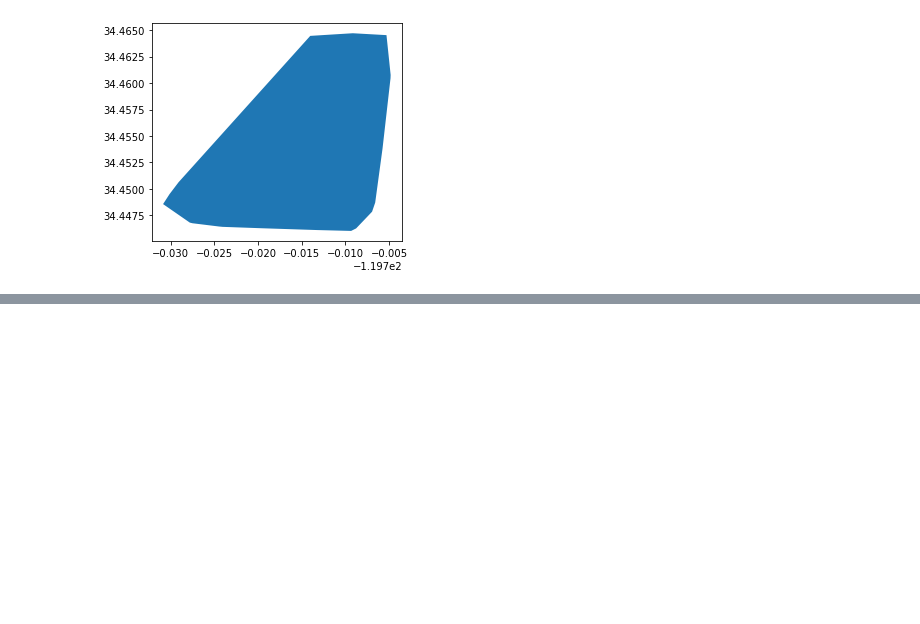
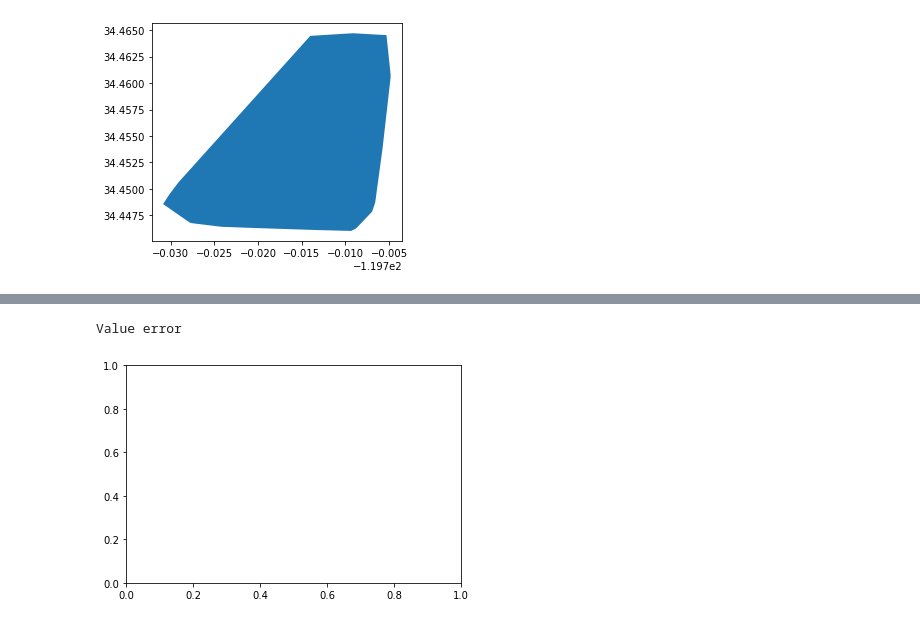
Before and after one commit to barguzin/rwmp_pipelines, a Jupyter notebook: evac/sumolib.ipynb, the cells around one changed output, grey strips where cells are left out. Drawn from its saved outputs; the diff is of its cells as text; code cells hidden in the pictures; blank space fills up the shorter version.

```diff
--- a/evac/sumolib.ipynb
+++ b/evac/sumolib.ipynb
@@ -306,0 +390,15 @@ EPSG:4326
+# %%
+# plot originally downloaded network file
+import SumoNetVis
+import matplotlib.pyplot as plt
+
+net = SumoNetVis.Net("C:/Users/barguzin/Documents/Github/rwmp_pipelines/study_area.osm.xml")
+
+try:
+  net.plot()
+except ValueError:
+  print('Value error')
+  pass
+# %% [output]
+Value error
+[figure, added]
```
Also changed, not shown: parts of 14 cells of this notebook, 18 other files.
